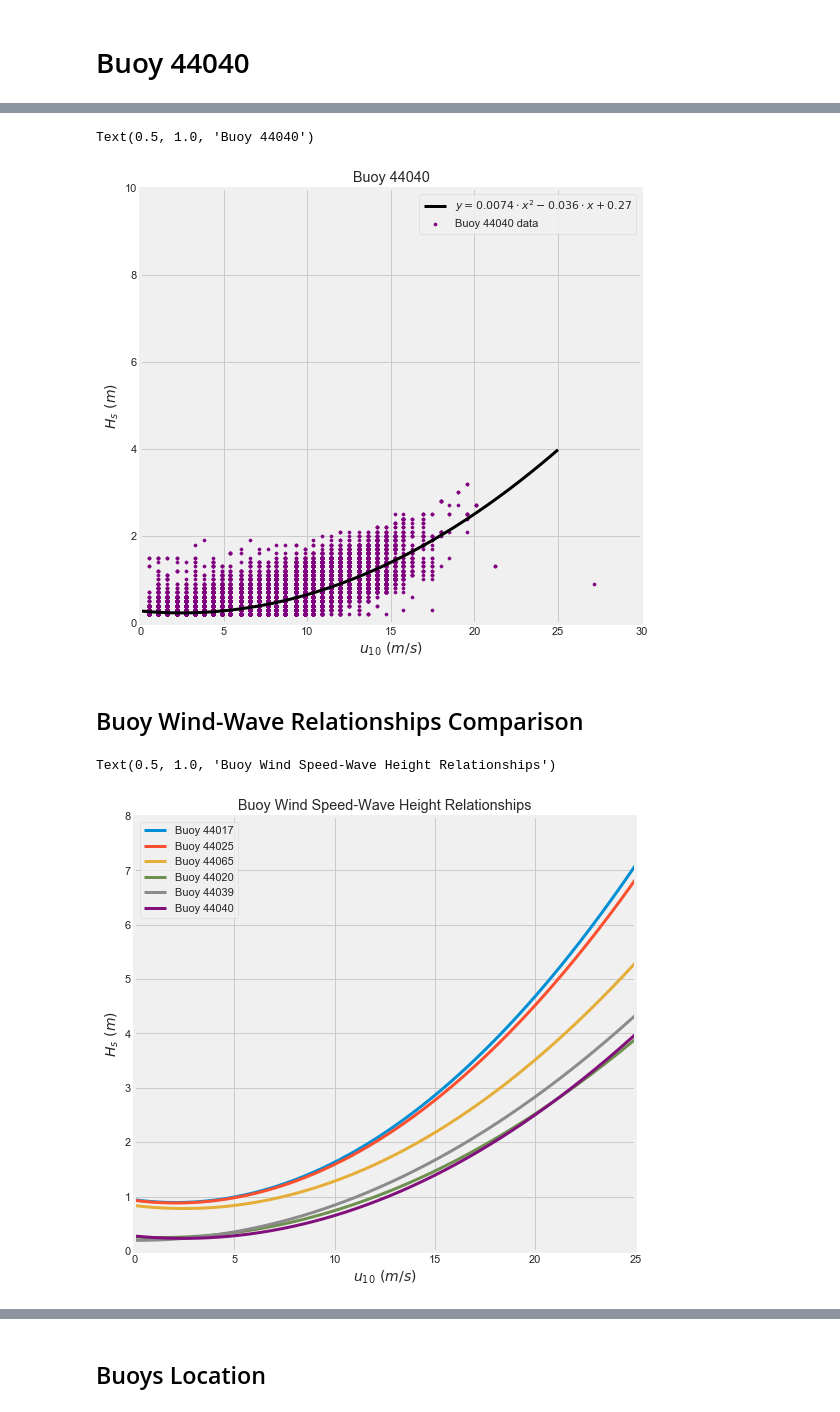
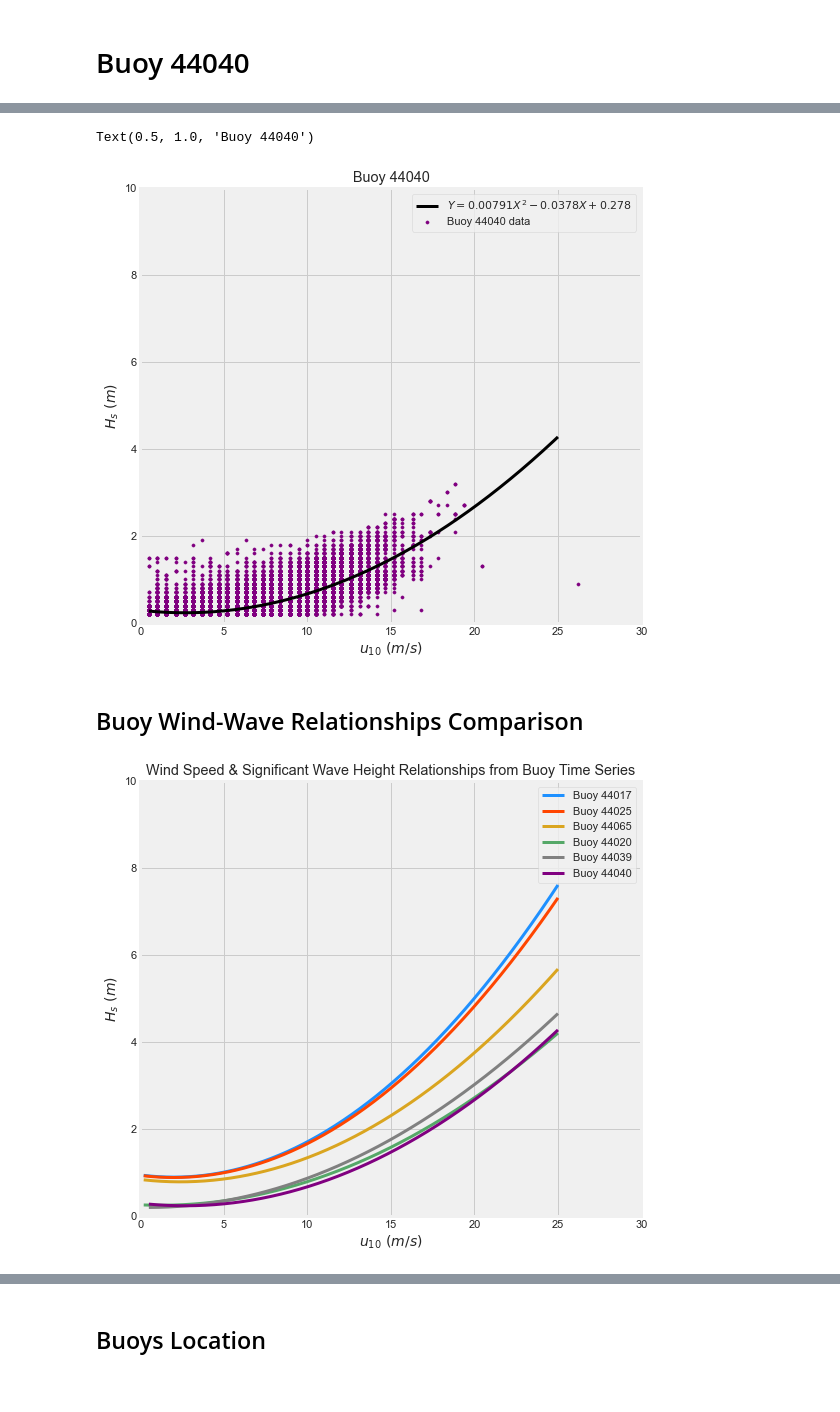
Before and after one commit to panmits86-zz/masters_thesis, a Jupyter notebook: code/wind_wave_relationships.ipynb, the cells around one changed output, grey strips where cells are left out. Cells and saved outputs as stored; diff of their text form; code cells hidden in the pictures.

Commit message:
update wind wave relationships

```diff
--- a/code/wind_wave_relationships.ipynb
+++ b/code/wind_wave_relationships.ipynb
@@ -427,7 +428,7 @@ b44039_wave_wind = pd.concat((pd.read_csv(f, delim_whitespace=True,
                           parse_dates={'Date':['#YY','MM','DD','hh','mm']}) for f in all_files))
 b44039_wave_wind = b44039_wave_wind[(b44039_wave_wind.WVHT !=99) & (b44039_wave_wind.WVHT > 0.1) &  (b44039_wave_wind.WSPD > 0.1) &
                                     (b44039_wave_wind.WSPD !=99)]
-b44039_wave_wind['u10'] = b44039_wave_wind['WSPD']*np.sqrt((0.4**2)/0.0013)*(1/(np.log(3.5/0.000097)))
+b44039_wave_wind['u10'] = b44039_wave_wind['WSPD']*np.sqrt((0.4**2)/0.0014)*(1/(np.log(3.5/0.000097)))
 b44039_wave_wind
 # %% [output]
 |  | Date | WSPD | WVHT | u10 |
@@ -450,7 +451,7 @@ y = b44039_wave_wind['WVHT']
 model1 = LinearRegression(fit_intercept=False)
 
 #model.fit(x[:, np.newaxis], y)
-xfit4 = np.linspace(0, 25, 1000)
+xfit4 = np.linspace(pd.Series.min(x), 25, 1000)
 
 poly_model = make_pipeline(PolynomialFeatures(2), model1)
 
@@ -513,7 +514,7 @@ b44040_wave_wind = pd.concat((pd.read_csv(f, delim_whitespace=True,
                           parse_dates={'Date':['#YY','MM','DD','hh','mm']}) for f in all_files))
 b44040_wave_wind = b44040_wave_wind[(b44040_wave_wind.WVHT !=99) & (b44040_wave_wind.WVHT > 0.1) &  (b44040_wave_wind.WSPD > 0.1) &
                                     (b44040_wave_wind.WSPD !=99)]
-b44040_wave_wind['u10'] = b44040_wave_wind['WSPD']*np.sqrt((0.4**2)/0.0013)*(1/(np.log(3.5/0.000097)))
+b44040_wave_wind['u10'] = b44040_wave_wind['WSPD']*np.sqrt((0.4**2)/0.0014)*(1/(np.log(3.5/0.000097)))
 b44040_wave_wind
 # %% [output]
 |  | Date | WSPD | WVHT | u10 |
@@ -536,7 +537,7 @@ y = b44040_wave_wind['WVHT']
 model1 = LinearRegression(fit_intercept=False)
 
 #model.fit(x[:, np.newaxis], y)
-xfit5 = np.linspace(0, 25, 1000)
+xfit5 = np.linspace(pd.Series.min(x), 25, 1000)
 
 poly_model = make_pipeline(PolynomialFeatures(2), model1)
 
@@ -569,7 +570,7 @@ print(np.std(scores['test_neg_root_mean_squared_error']))
 fig, ax = plt.subplots(figsize=(8, 8))
 ax.scatter(x, y, s=10,color='purple', label='Buoy 44040 data')
 
-ax.plot(xfit5, yfit5, color='black', linewidth=3, label=r'$y=0.0074 \cdot x^2 - 0.036 \cdot x + 0.27 $')
+ax.plot(xfit5, yfit5, color='black', linewidth=3, label=r'$Y=0.00791X^2 - 0.0378X + 0.278 $')
 
 plt.xlabel('$u_{10} \ (m/s)$', fontsize=14)
 plt.ylabel('$H_{s} \ (m)$', fontsize=14)
@@ -586,29 +587,30 @@ ax.legend(loc='best')
 plt.title('Buoy 44040')
 # %% [output]
 Text(0.5, 1.0, 'Buoy 44040')
-[figure, old version]
+[figure, new version]
 # %% [markdown]
 ## Buoy Wind-Wave Relationships Comparison
 # %%
 fig, ax = plt.subplots(figsize=(8, 8))
 
-ax.plot(xfit, yfit, linewidth=3, label='Buoy 44017')
-ax.plot(xfit1, yfit1, linewidth=3, label='Buoy 44025')
-ax.plot(xfit2, yfit2, linewidth=3, label='Buoy 44065')
-ax.plot(xfit3, yfit3, linewidth=3, label='Buoy 44020')
-ax.plot(xfit4, yfit4, linewidth=3, label='Buoy 44039')
-ax.plot(xfit5, yfit5, linewidth=3, label='Buoy 44040')
+ax.plot(xfit, yfit, linewidth=3, color='dodgerblue', label='Buoy 44017')
+ax.plot(xfit1, yfit1, linewidth=3, color='orangered', label='Buoy 44025')
+ax.plot(xfit2, yfit2, linewidth=3, color='goldenrod', label='Buoy 44065')
+ax.plot(xfit3, yfit3, linewidth=3, color='g', label='Buoy 44020')
+ax.plot(xfit4, yfit4, linewidth=3, color='gray', label='Buoy 44039')
+ax.plot(xfit5, yfit5, linewidth=3, color='purple', label='Buoy 44040')
 
 plt.xlabel('$u_{10} \ (m/s)$', fontsize=14)
 plt.ylabel('$H_{s} \ (m)$', fontsize=14)
 
 #ax.set(xlabel="$u_{10} \ (m/s)$", ylabel="Significant Wave Height (m)")
 ax.legend(loc='best')
 
-plt.xlim(0,25)
-plt.ylim(0,8)
+plt.xlim(0,30)
+plt.ylim(0,10)
 
-plt.title('Buoy Wind Speed-Wave Height Relationships')
+plt.title('Wind Speed & Significant Wave Height Relationships from Buoy Time Series')
+
+plt.savefig('wind_wave_6buoys.png', dpi=300, bbox_inches='tight')
 # %% [output]
-Text(0.5, 1.0, 'Buoy Wind Speed-Wave Height Relationships')
-[figure, old version]
+[figure, new version]
```
Also changed, not shown: parts of 29 cells of this notebook.
